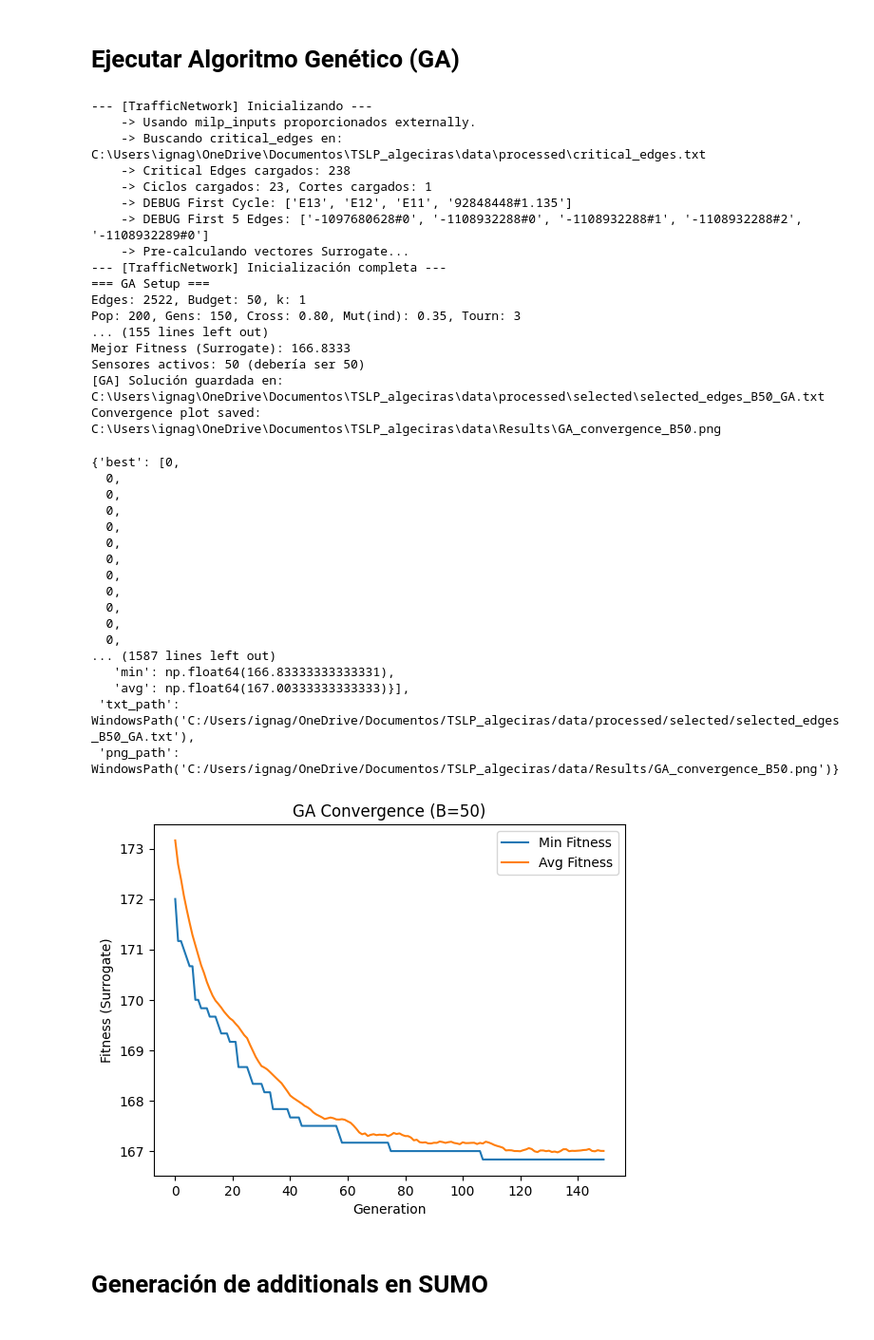
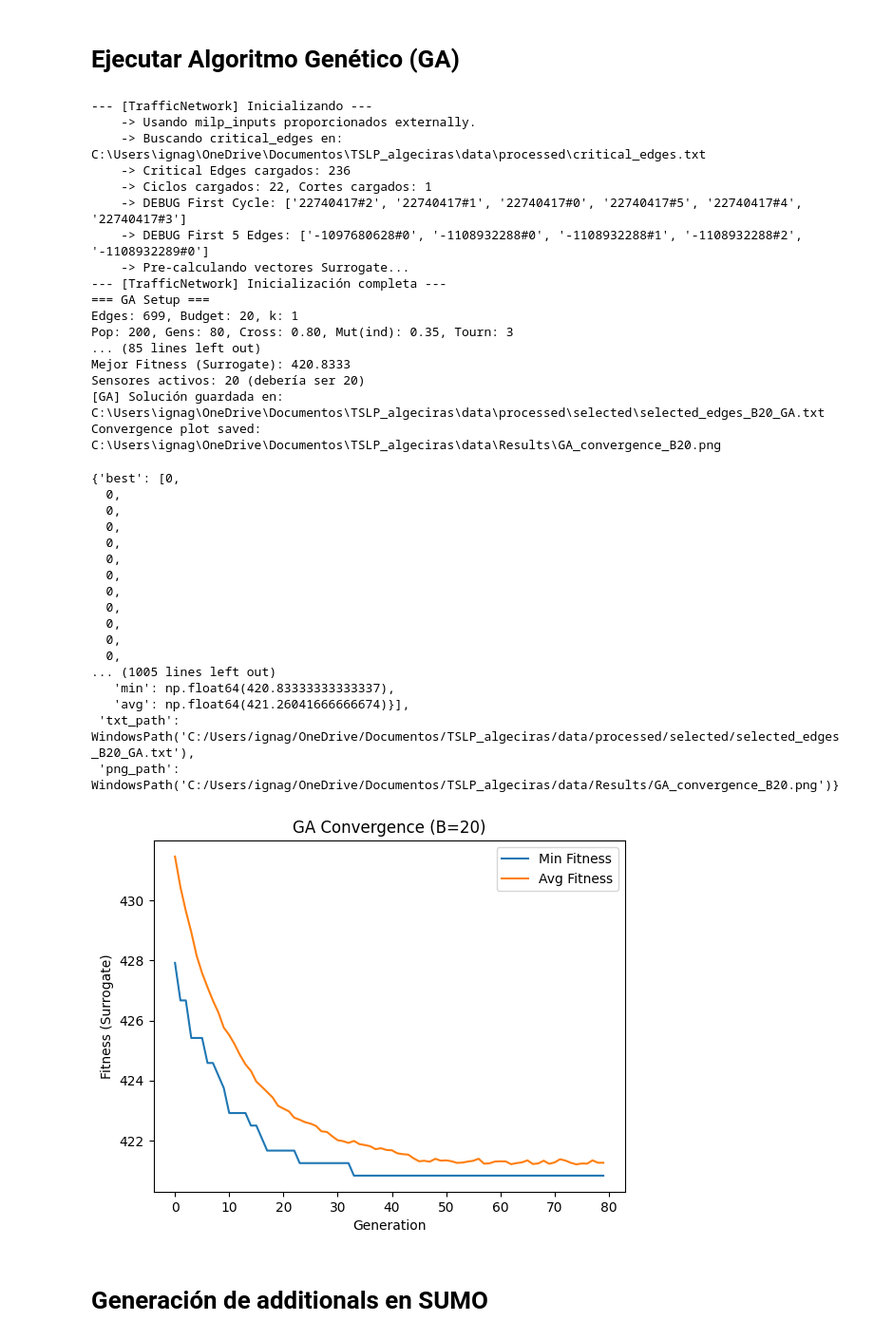
Before and after one commit to ignagp34/TSLP_Algeciras, a Jupyter notebook: notebooks/01_experimentos.ipynb, the cells around one changed output. Shown at 95% size. Cells and saved outputs as stored; diff of their text form; code cells hidden in the pictures.

```diff
--- a/notebooks/01_experimentos.ipynb
+++ b/notebooks/01_experimentos.ipynb
@@ -122,54 +159,54 @@ from scripts.run_ga import run_ga_experiment
 ga_result = run_ga_experiment(
     milp_inputs=milp_inputs,
     population_size=200,
-    max_generations=150,
-    sensor_budget=50,
+    max_generations=80,
+    sensor_budget=20,
     p_crossover=0.8,
     p_mutation=0.35,
     tournament_size=3,
     random_seed=42,
     k_coverage=1,
     validation_freq=0,
 )
 
 
 ga_result
 # %% [output]
 --- [TrafficNetwork] Inicializando ---
     -> Usando milp_inputs proporcionados externally.
     -> Buscando critical_edges en: C:\Users\ignag\OneDrive\Documentos\TSLP_algeciras\data\processed\critical_edges.txt
-    -> Critical Edges cargados: 238
-    -> Ciclos cargados: 23, Cortes cargados: 1
-    -> DEBUG First Cycle: ['E13', 'E12', 'E11', '92848448#1.135']
+    -> Critical Edges cargados: 236
+    -> Ciclos cargados: 22, Cortes cargados: 1
+    -> DEBUG First Cycle: ['22740417#2', '22740417#1', '22740417#0', '22740417#5', '22740417#4', '22740417#3']
     -> DEBUG First 5 Edges: ['-1097680628#0', '-1108932288#0', '-1108932288#1', '-1108932288#2', '-1108932289#0']
     -> Pre-calculando vectores Surrogate...
 --- [TrafficNetwork] Inicialización completa ---
 === GA Setup ===
-Edges: 2522, Budget: 50, k: 1
-Pop: 200, Gens: 150, Cross: 0.80, Mut(ind): 0.35, Tourn: 3
-... (155 lines left out)
-Mejor Fitness (Surrogate): 166.8333
-Sensores activos: 50 (debería ser 50)
-[GA] Solución guardada en: C:\Users\ignag\OneDrive\Documentos\TSLP_algeciras\data\processed\selected\selected_edges_B50_GA.txt
-Convergence plot saved: C:\Users\ignag\OneDrive\Documentos\TSLP_algeciras\data\Results\GA_convergence_B50.png
+Edges: 699, Budget: 20, k: 1
+Pop: 200, Gens: 80, Cross: 0.80, Mut(ind): 0.35, Tourn: 3
+... (85 lines left out)
+Mejor Fitness (Surrogate): 420.8333
+Sensores activos: 20 (debería ser 20)
+[GA] Solución guardada en: C:\Users\ignag\OneDrive\Documentos\TSLP_algeciras\data\processed\selected\selected_edges_B20_GA.txt
+Convergence plot saved: C:\Users\ignag\OneDrive\Documentos\TSLP_algeciras\data\Results\GA_convergence_B20.png
 {'best': [0,
   0,
   0,
   0,
   0,
   0,
   0,
   0,
   0,
   0,
   0,
   0,
-... (1587 lines left out)
-   'min': np.float64(166.83333333333331),
-   'avg': np.float64(167.00333333333333)}],
- 'txt_path': WindowsPath('C:/Users/ignag/OneDrive/Documentos/TSLP_algeciras/data/processed/selected/selected_edges_B50_GA.txt'),
- 'png_path': WindowsPath('C:/Users/ignag/OneDrive/Documentos/TSLP_algeciras/data/Results/GA_convergence_B50.png')}
+... (1005 lines left out)
+   'min': np.float64(420.83333333333337),
+   'avg': np.float64(421.26041666666674)}],
+ 'txt_path': WindowsPath('C:/Users/ignag/OneDrive/Documentos/TSLP_algeciras/data/processed/selected/selected_edges_B20_GA.txt'),
+ 'png_path': WindowsPath('C:/Users/ignag/OneDrive/Documentos/TSLP_algeciras/data/Results/GA_convergence_B20.png')}
-[figure, old version]
+[figure, new version]
 # %% [markdown]
 # Generación de additionals en SUMO
 # %%
```
Also changed, not shown: parts of 9 cells of this notebook, 50 other files.
